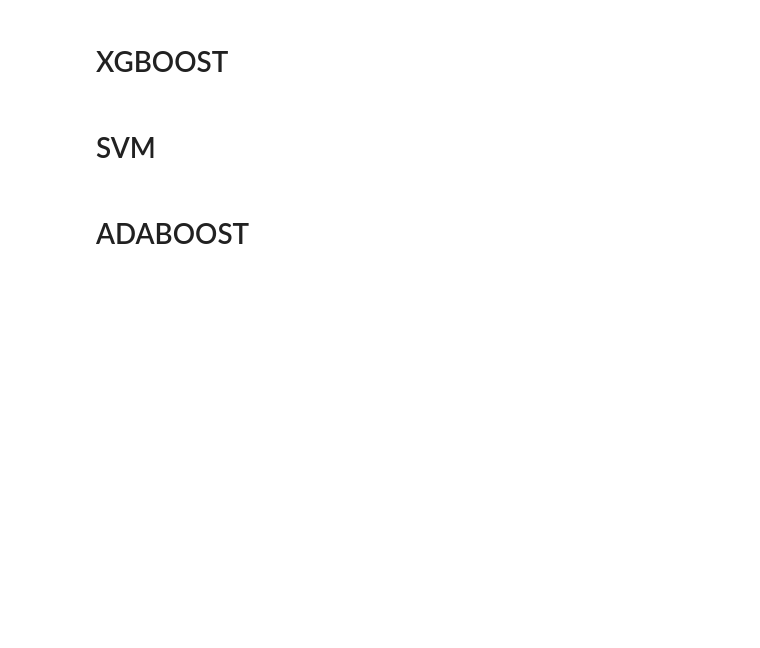
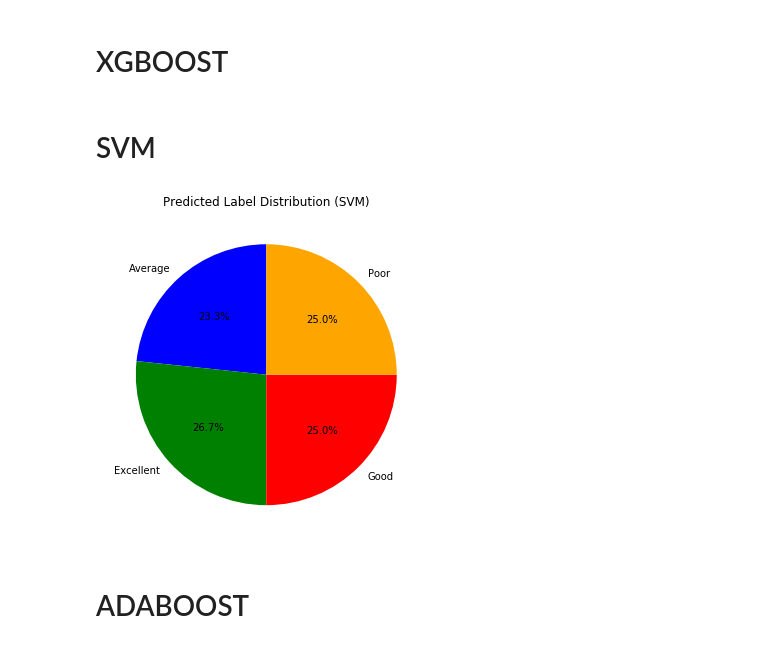
Before and after one commit to Varalakshmi2k04/project, a Jupyter notebook: xgboost,svm,adaboost-Copy1.ipynb, the cells around one changed output. Cells and saved outputs as stored; diff of their text form; code cells hidden in the pictures; blank space fills up the shorter version.

```diff
--- a/xgboost,svm,adaboost-Copy1.ipynb
+++ b/xgboost,svm,adaboost-Copy1.ipynb
@@ -222,6 +224,16 @@ svm_model.fit(X_train, y_train)
 y_pred_svm = svm_model.predict(X_test)
 svm_report = classification_report(y_test, y_pred_svm, output_dict=True)
 svm_accuracy = accuracy_score(y_test, y_pred_svm) * 100  # Convert to percentage
+# %%
+#Percentage of classification of the prediction using SVM
+unique, counts = np.unique(y_pred_svm,return_counts=True)
+plt.figure(figsize=(6,6))
+plt.pie(counts, labels=[label_encoders["LABEL"].inverse_transform([i])[0] for i in unique],autopct='%1.1f%%',
+        startangle=90, colors=['blue', 'green', 'red', 'orange'])
+plt.title("Predicted Label Distribution (SVM)")
+plt.show()
+# %% [output]
+[figure, added]
 # %% [markdown]
 # ADABOOST
 # %%
```
Also changed, not shown: parts of 2 cells of this notebook.
